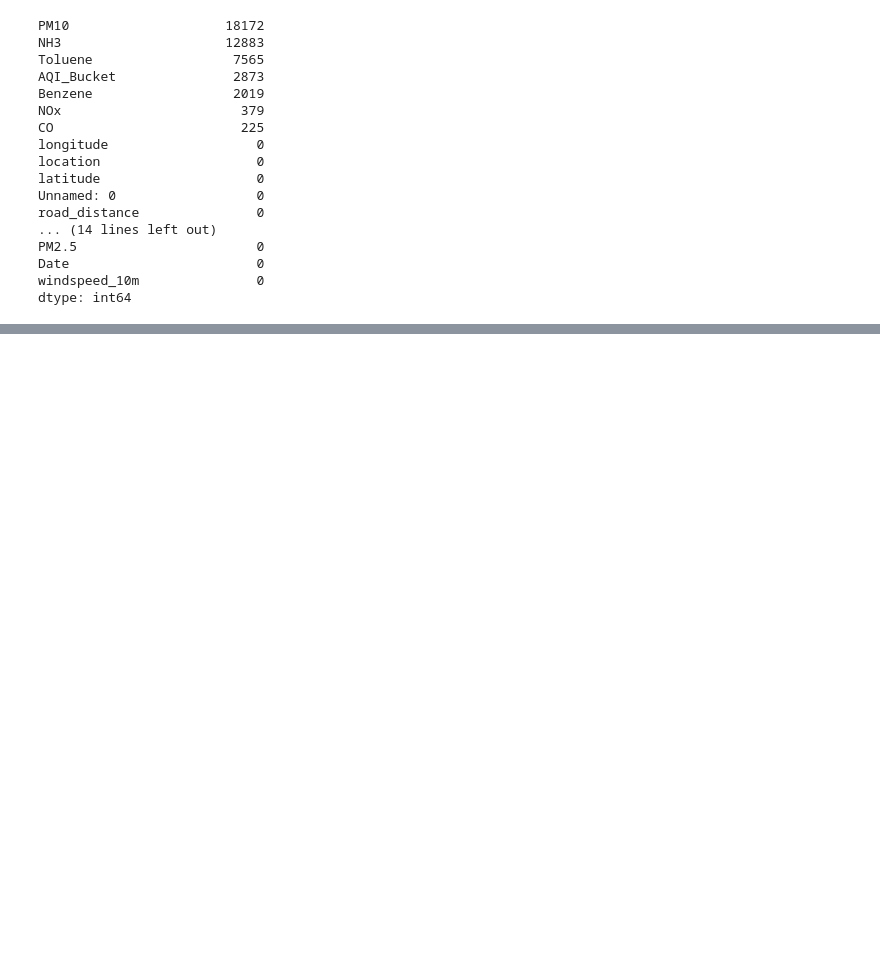
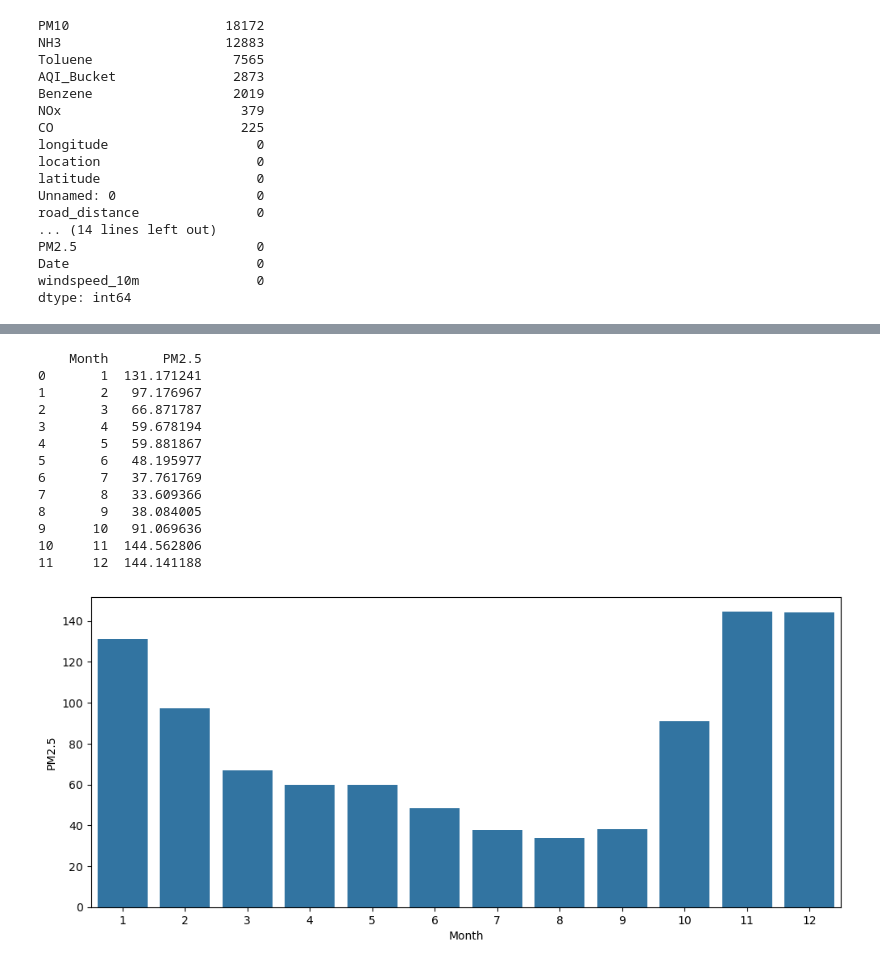
Before and after one commit to Dhyanam2005/PM25-prediction, a Jupyter notebook: Dataset_creation.ipynb, the cells around one changed output, grey strips where cells are left out. Saved outputs shown, nothing was run; the diff lists cells and outputs as text; code cells hidden in the pictures; blank space fills up the shorter version.

```diff
--- a/Dataset_creation.ipynb
+++ b/Dataset_creation.ipynb
@@ -196,0 +218,21 @@ df.head(1)
+# %%
+plt.figure(figsize=(12,5))
+monthly_avg_pm = df.groupby('Month')['PM2.5'].mean().reset_index()
+print(monthly_avg_pm)
+sns.barplot(data=monthly_avg_pm,x='Month',y='PM2.5')
+plt.show()
+# %% [output]
+    Month       PM2.5
+0       1  131.171241
+1       2   97.176967
+2       3   66.871787
+3       4   59.678194
+4       5   59.881867
+5       6   48.195977
+6       7   37.761769
+7       8   33.609366
+8       9   38.084005
+9      10   91.069636
+10     11  144.562806
+11     12  144.141188
+[figure, added]
```
Also changed, not shown: parts of 8 cells of this notebook, 1 other file.
